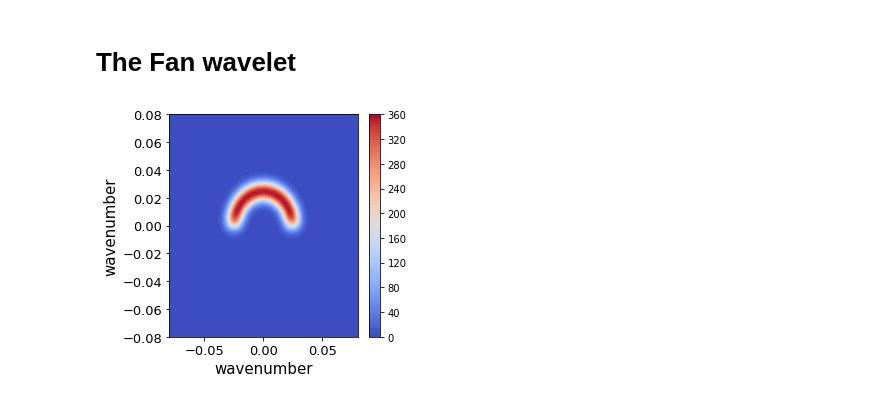
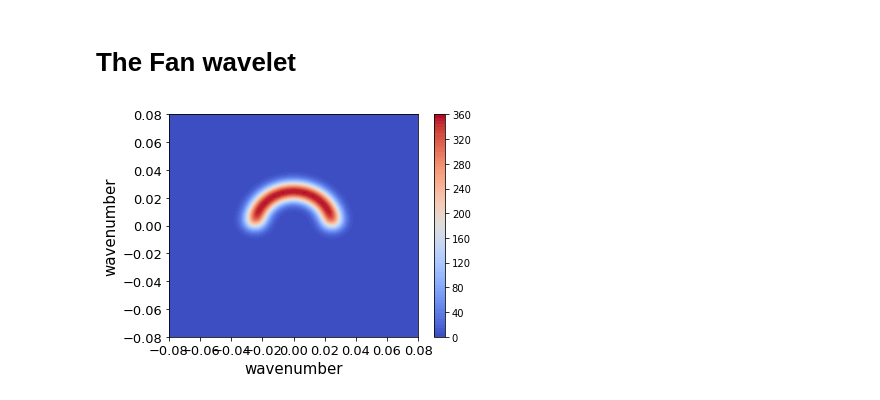
Before and after one commit to sheyu921/Morlet-and-Fan-wavelet, a Jupyter notebook: Morlet_wavelet.ipynb, the cells around one changed output. Cells and saved outputs as stored; diff of their text form; code cells hidden in the pictures.

```diff
--- a/Morlet_wavelet.ipynb
+++ b/Morlet_wavelet.ipynb
@@ -108,17 +112,17 @@ plt.tight_layout()
 # %%
 sp = 0.75
 psik_fan = fan(kx, ky, s, k0, sp)
 
-plt.figure(figsize = (8, 4))
+plt.figure(figsize = (10, 4))
 plt.subplot(1,2,1)
 plt.contourf(kx, ky, psik_fan, 80, cmap='coolwarm')
 plt.xlabel('wavenumber', fontsize = 15)
 plt.xticks(fontsize = 13)
 plt.xlim(-spectral_scale, spectral_scale)
 plt.ylabel('wavenumber', fontsize = 15)
 plt.yticks(fontsize = 13)
 plt.ylim(-spectral_scale, spectral_scale)
 plt.colorbar()
 plt.tight_layout()
 # %% [output]
-[figure, old version]
+[figure, new version]
```
Also changed, not shown: parts of 1 cell of this notebook.
